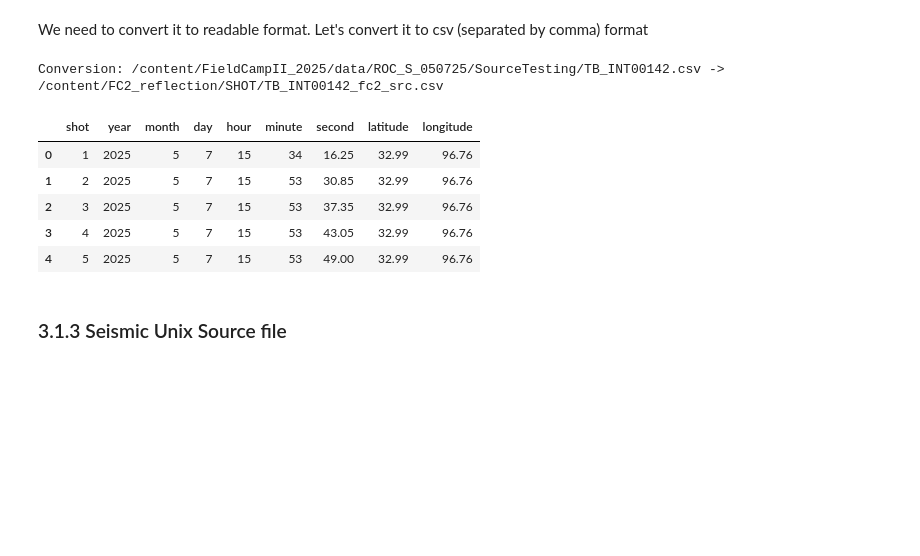
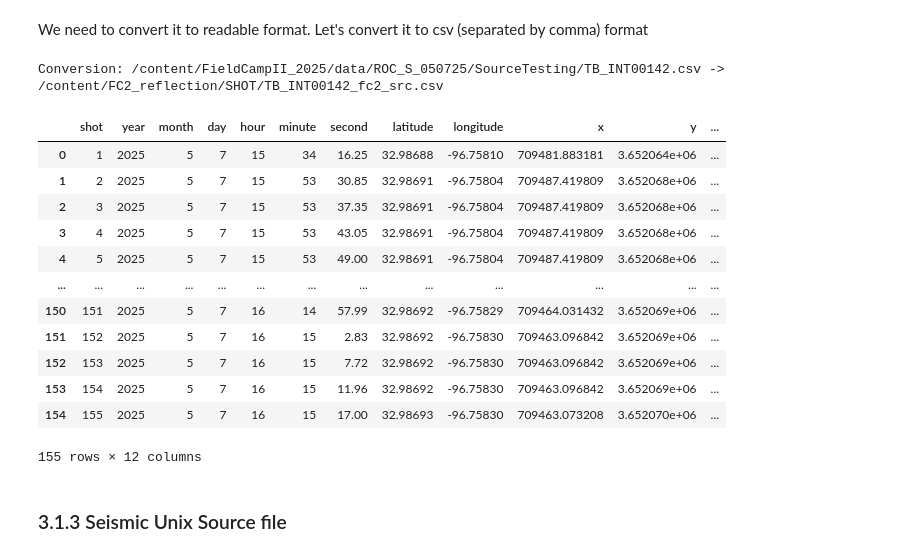
Before and after one commit to ecastillot/FieldCampII_2025, a Jupyter notebook: examples/seismic/SU_proc.ipynb, the cells around one changed output. Cells and saved outputs as stored; diff of their text form; code cells hidden in the pictures; blank space fills up the shorter version.

```diff
--- a/examples/seismic/SU_proc.ipynb
+++ b/examples/seismic/SU_proc.ipynb
@@ -184,20 +206,31 @@ We need to convert it to readable format. Let's convert it to csv (separated by
 # %%
 name, ext = os.path.splitext(os.path.basename(shots_path))
 shots_fc2_path = os.path.join(SHOT_folder,f'{name}_fc2_src.csv')
 
+shots_elevation = 210
+
 # read shots function
 shots_df = read_shots(shots_path)
+shots_df = append_xy_coords(shots_df,lat_col='latitude', lon_col='longitude', epsg="epsg:32614")
+shots_df["elevation_m"] = shots_elevation
 shots_df.to_csv(shots_fc2_path,index=False)
 print(f'Conversion: {shots_path} -> {shots_fc2_path}')
-display(shots_df.head())
+display(shots_df)
 # %% [output]
 Conversion: /content/FieldCampII_2025/data/ROC_S_050725/SourceTesting/TB_INT00142.csv -> /content/FC2_reflection/SHOT/TB_INT00142_fc2_src.csv
-|  | shot | year | month | day | hour | minute | second | latitude | longitude |
-| 0 | 1 | 2025 | 5 | 7 | 15 | 34 | 16.25 | 32.99 | 96.76 |
-| 1 | 2 | 2025 | 5 | 7 | 15 | 53 | 30.85 | 32.99 | 96.76 |
-| 2 | 3 | 2025 | 5 | 7 | 15 | 53 | 37.35 | 32.99 | 96.76 |
-| 3 | 4 | 2025 | 5 | 7 | 15 | 53 | 43.05 | 32.99 | 96.76 |
-| 4 | 5 | 2025 | 5 | 7 | 15 | 53 | 49.00 | 32.99 | 96.76 |
+|  | shot | year | month | day | hour | minute | second | latitude | longitude | x | y | ... |
+| 0 | 1 | 2025 | 5 | 7 | 15 | 34 | 16.25 | 32.98688 | -96.75810 | 709481.883181 | 3.652064e+06 | ... |
+| 1 | 2 | 2025 | 5 | 7 | 15 | 53 | 30.85 | 32.98691 | -96.75804 | 709487.419809 | 3.652068e+06 | ... |
+| 2 | 3 | 2025 | 5 | 7 | 15 | 53 | 37.35 | 32.98691 | -96.75804 | 709487.419809 | 3.652068e+06 | ... |
+| 3 | 4 | 2025 | 5 | 7 | 15 | 53 | 43.05 | 32.98691 | -96.75804 | 709487.419809 | 3.652068e+06 | ... |
+| 4 | 5 | 2025 | 5 | 7 | 15 | 53 | 49.00 | 32.98691 | -96.75804 | 709487.419809 | 3.652068e+06 | ... |
+| ... | ... | ... | ... | ... | ... | ... | ... | ... | ... | ... | ... | ... |
+| 150 | 151 | 2025 | 5 | 7 | 16 | 14 | 57.99 | 32.98692 | -96.75829 | 709464.031432 | 3.652069e+06 | ... |
+| 151 | 152 | 2025 | 5 | 7 | 16 | 15 | 2.83 | 32.98692 | -96.75830 | 709463.096842 | 3.652069e+06 | ... |
+| 152 | 153 | 2025 | 5 | 7 | 16 | 15 | 7.72 | 32.98692 | -96.75830 | 709463.096842 | 3.652069e+06 | ... |
+| 153 | 154 | 2025 | 5 | 7 | 16 | 15 | 11.96 | 32.98692 | -96.75830 | 709463.096842 | 3.652069e+06 | ... |
+| 154 | 155 | 2025 | 5 | 7 | 16 | 15 | 17.00 | 32.98693 | -96.75830 | 709463.073208 | 3.652070e+06 | ... |
+155 rows × 12 columns
 # %% [markdown]
 ### 3.1.3 Seismic Unix Source file
 # %% [markdown]
```
Also changed, not shown: parts of 22 cells of this notebook.
